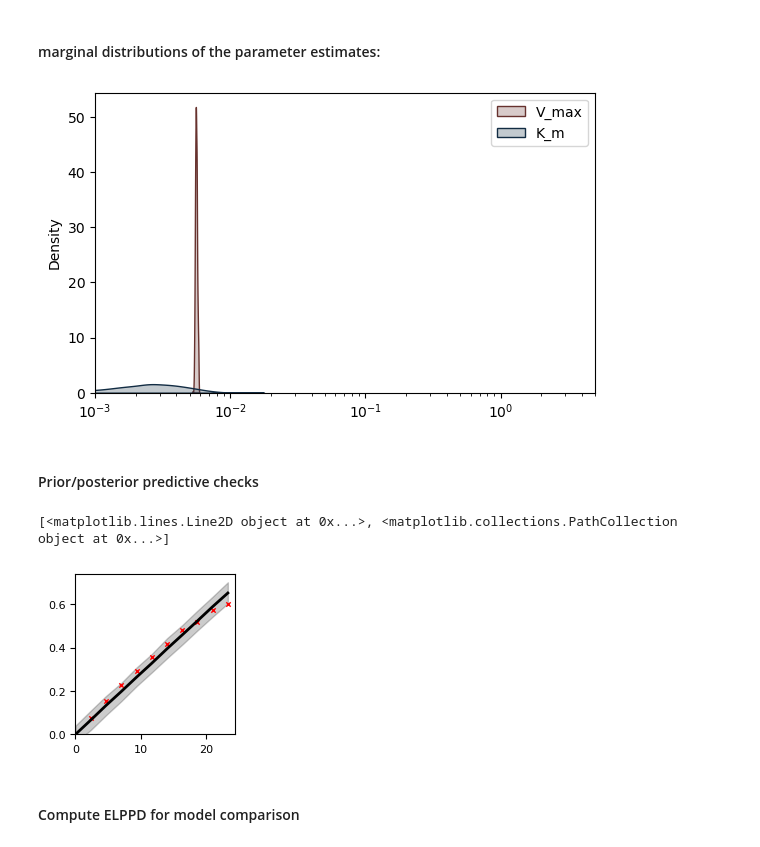
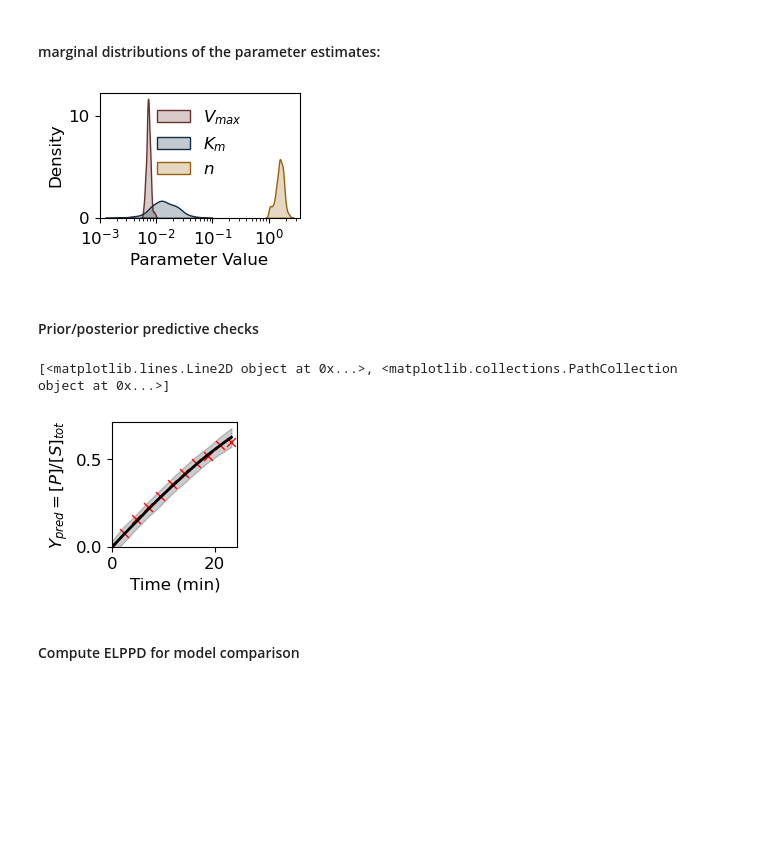
Before and after one commit to annette-thompson/bayesian-kinetic-model, a Jupyter notebook: Linden 2025 Simplified/analyze_inference_pyruvate_kinase.ipynb, the cells around one changed output. Cells and saved outputs as stored; diff of their text form; code cells hidden in the pictures; blank space fills up the shorter version.

Commit message:
minor syntax/commenting/plotting changes

```diff
--- a/Linden 2025 Simplified/analyze_inference_pyruvate_kinase.ipynb
+++ b/Linden 2025 Simplified/analyze_inference_pyruvate_kinase.ipynb
@@ -95,37 +84,53 @@ MM:
 # %% [markdown]
 #### marginal distributions of the parameter estimates:
 # %%
-fig, ax = get_sized_fig_ax(5, 3)
+fig, ax = get_sized_fig_ax(2, 1.25)
 i = 0
 params_to_plot = [p for p in inf_data_no_pred.posterior.data_vars.keys() if ('log' not in p and 'interval' not in p)]
+raw_params = params_to_plot.copy()
+params_to_plot = [
+    rf"${p.split('_', 1)[0]}_{{{p.split('_', 1)[1]}}}$" if "_" in p else rf"${p}$"
+    for p in raw_params
+]
 
-for param in params_to_plot:
+for param in raw_params:
     sns.kdeplot(
         inf_data_no_pred.posterior[param].values.flatten(),
         color=colors[(i + 1) % len(colors)],
         ax=ax,
         fill=True,
         log_scale=True
     )
     i += 1
-ax.set_xlim(1e-3, 5e0)
-plt.legend(labels=params_to_plot)
+ax.set_xlim(1e-3, 3.5e0)
+#ax.set_xlim(2.5e-3, 3.5e0)
+ax.set_xlabel("Parameter Value", fontsize=12)
+ax.set_ylabel("Density", fontsize=12)
+ax.tick_params(axis='both', which='major', labelsize=12)
+ax.legend(labels=params_to_plot, fontsize=12, frameon=False)
+ax.set_yticks([0, 10])
 plt.savefig(save_path + f'{model_name}_hist.pdf', transparent=True, bbox_inches='tight')
 # %% [output]
-[figure, old version]
+[figure, new version]
 # %% [markdown]
 #### Prior/posterior predictive checks
 # %%
-f_size = (1.6, 1.6)
+f_size = (1.25, 1.25)
 
 fig, ax, leg = plot_predictive(inf_data, data, times, plot_prior=False, n_traces=0,
-                          figsize=f_size, cred_int=99)
+                          figsize=f_size, cred_int=99, data_marker_size=40)
 export_legend(leg, save_path + f'{model_name}_predictive_legend.pdf')
 leg.remove()
+ax.set_xlabel("Time (min)", fontsize=12)
+ax.set_ylabel("$Y_{pred} = [P]/[S]_{tot}$", fontsize=12)
+ax.tick_params(axis='both', which='major', labelsize=12)
+ax.yaxis.set_major_formatter(mpl.ticker.FormatStrFormatter('%.1f'))
+ax.set_yticks([0, 0.5])
+ax.set_xticks([0, 20])
 fig.savefig(save_path + f'{model_name}_predictive.pdf', transparent=True, bbox_inches='tight')
 # %% [output]
 [<matplotlib.lines.Line2D object at 0x...>, <matplotlib.collections.PathCollection object at 0x...>]
-[figure, old version]
+[figure, new version]
 # %% [markdown]
 #### Compute ELPPD for model comparison
 # %%
```
Also changed, not shown: parts of 7 cells of this notebook, 34 other files.
